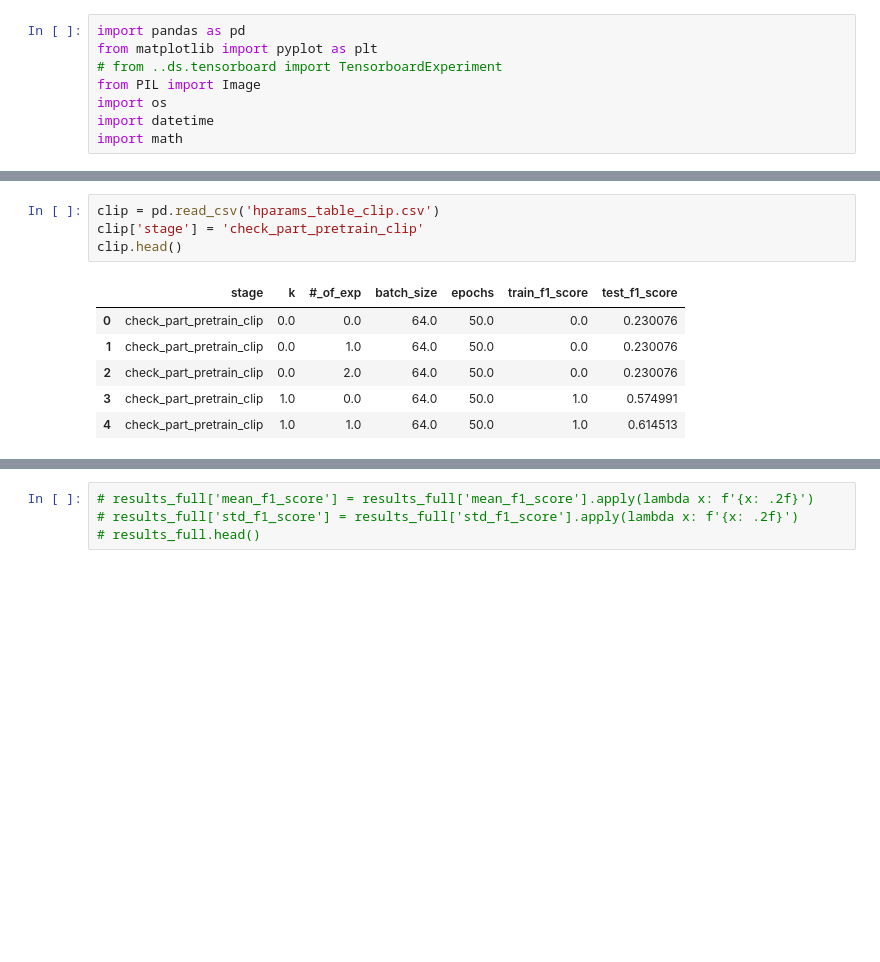
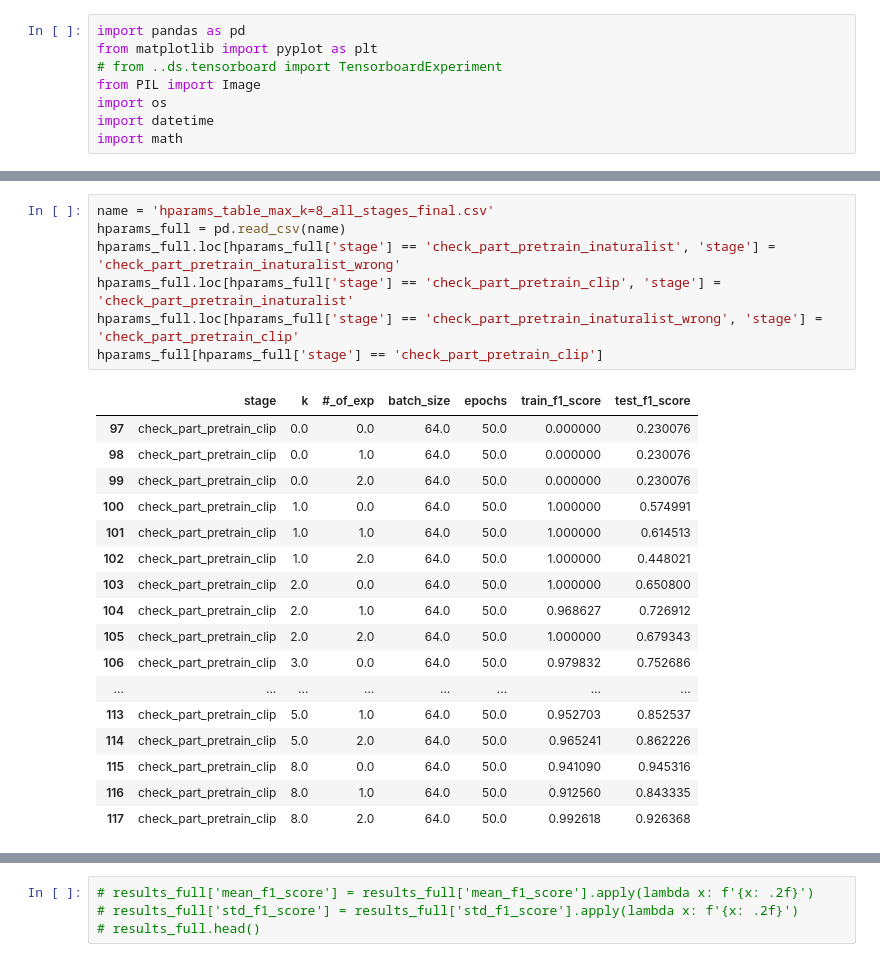
Before and after one commit to el-lilya/I2MTC, a Jupyter notebook: results/plots.ipynb, the cells around one changed output, grey strips where cells are left out. Drawn from its saved outputs; the diff is of its cells as text; blank space fills up the shorter version.

```diff
--- a/results/plots.ipynb
+++ b/results/plots.ipynb
@@ -15,14 +19,28 @@ import math
 [interactive output not drawn]
-# %%
-clip = pd.read_csv('hparams_table_clip.csv')
-clip['stage'] = 'check_part_pretrain_clip'
-clip.head()
-# %% [output]
-|  | stage | k | #_of_exp | batch_size | epochs | train_f1_score | test_f1_score |
-| 0 | check_part_pretrain_clip | 0.0 | 0.0 | 64.0 | 50.0 | 0.0 | 0.230076 |
-| 1 | check_part_pretrain_clip | 0.0 | 1.0 | 64.0 | 50.0 | 0.0 | 0.230076 |
-| 2 | check_part_pretrain_clip | 0.0 | 2.0 | 64.0 | 50.0 | 0.0 | 0.230076 |
-| 3 | check_part_pretrain_clip | 1.0 | 0.0 | 64.0 | 50.0 | 1.0 | 0.574991 |
-| 4 | check_part_pretrain_clip | 1.0 | 1.0 | 64.0 | 50.0 | 1.0 | 0.614513 |
+# %%
+name = 'hparams_table_max_k=8_all_stages_final.csv'
+hparams_full = pd.read_csv(name)
+hparams_full.loc[hparams_full['stage'] == 'check_part_pretrain_inaturalist', 'stage'] = 'check_part_pretrain_inaturalist_wrong'
+hparams_full.loc[hparams_full['stage'] == 'check_part_pretrain_clip', 'stage'] = 'check_part_pretrain_inaturalist'
+hparams_full.loc[hparams_full['stage'] == 'check_part_pretrain_inaturalist_wrong', 'stage'] = 'check_part_pretrain_clip'
+hparams_full[hparams_full['stage'] == 'check_part_pretrain_clip']
+# %% [output]
+|  | stage | k | #_of_exp | batch_size | epochs | train_f1_score | test_f1_score |
+| 97 | check_part_pretrain_clip | 0.0 | 0.0 | 64.0 | 50.0 | 0.000000 | 0.230076 |
+| 98 | check_part_pretrain_clip | 0.0 | 1.0 | 64.0 | 50.0 | 0.000000 | 0.230076 |
+| 99 | check_part_pretrain_clip | 0.0 | 2.0 | 64.0 | 50.0 | 0.000000 | 0.230076 |
+| 100 | check_part_pretrain_clip | 1.0 | 0.0 | 64.0 | 50.0 | 1.000000 | 0.574991 |
+| 101 | check_part_pretrain_clip | 1.0 | 1.0 | 64.0 | 50.0 | 1.000000 | 0.614513 |
+| 102 | check_part_pretrain_clip | 1.0 | 2.0 | 64.0 | 50.0 | 1.000000 | 0.448021 |
+| 103 | check_part_pretrain_clip | 2.0 | 0.0 | 64.0 | 50.0 | 1.000000 | 0.650800 |
+| 104 | check_part_pretrain_clip | 2.0 | 1.0 | 64.0 | 50.0 | 0.968627 | 0.726912 |
+| 105 | check_part_pretrain_clip | 2.0 | 2.0 | 64.0 | 50.0 | 1.000000 | 0.679343 |
+| 106 | check_part_pretrain_clip | 3.0 | 0.0 | 64.0 | 50.0 | 0.979832 | 0.752686 |
+| ... | ... | ... | ... | ... | ... | ... | ... |
+| 113 | check_part_pretrain_clip | 5.0 | 1.0 | 64.0 | 50.0 | 0.952703 | 0.852537 |
+| 114 | check_part_pretrain_clip | 5.0 | 2.0 | 64.0 | 50.0 | 0.965241 | 0.862226 |
+| 115 | check_part_pretrain_clip | 8.0 | 0.0 | 64.0 | 50.0 | 0.941090 | 0.945316 |
+| 116 | check_part_pretrain_clip | 8.0 | 1.0 | 64.0 | 50.0 | 0.912560 | 0.843335 |
+| 117 | check_part_pretrain_clip | 8.0 | 2.0 | 64.0 | 50.0 | 0.992618 | 0.926368 |
 # %%
 import matplotlib
```
Also changed, not shown: parts of 4 cells of this notebook, 14 other files.
